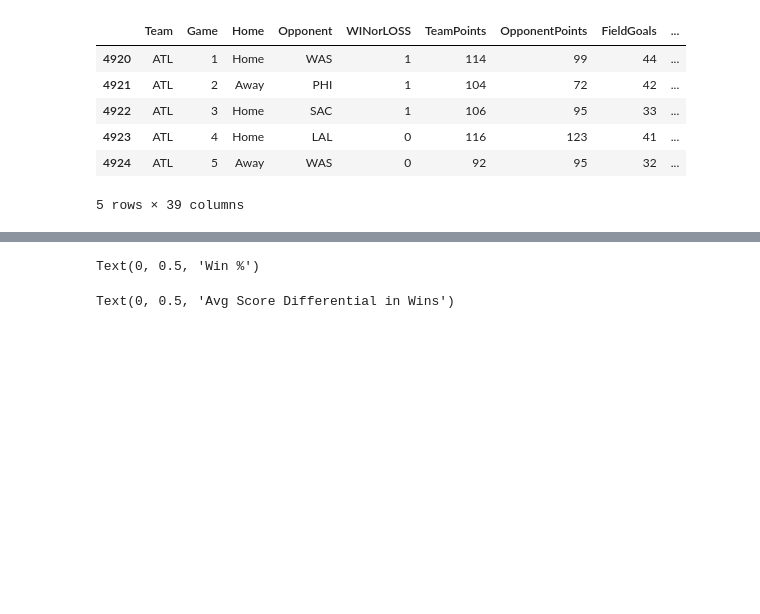
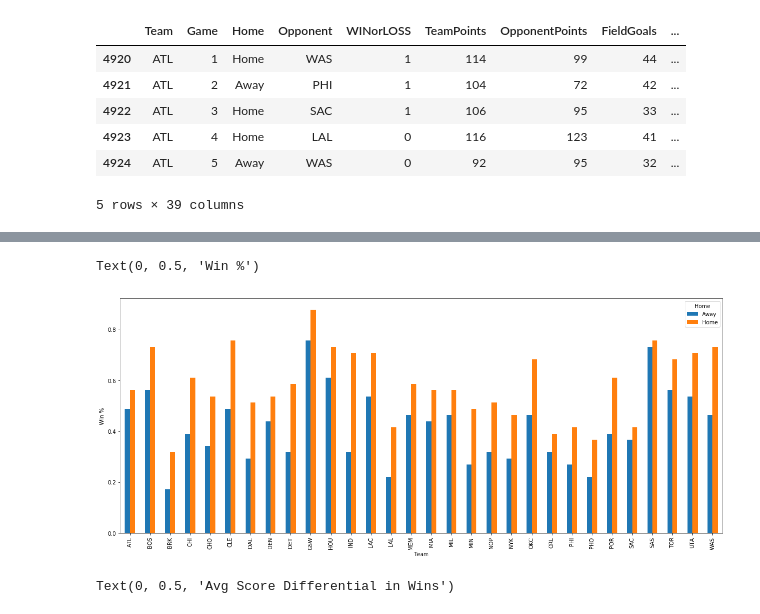
Before and after one commit to bsuwirjo/cogs108FinalProject, a Jupyter notebook: Basketball.ipynb, the cells around one changed output, grey strips where cells are left out. Cells and saved outputs as stored; diff of their text form; code cells hidden in the pictures; blank space fills up the shorter version.

```diff
--- a/Basketball.ipynb
+++ b/Basketball.ipynb
@@ -40,10 +62,11 @@ teams_ha = one_season.groupby(['Team', 'Home']).sum()
 # %%
-home_win_percentages = teams_ha['WINorLOSS']/41
+win_percentages = teams_ha['WINorLOSS']/41
 # %%
-win_percent_team = home_win_percentages.unstack().plot.bar(figsize=(20,8))
+win_percent_team = win_percentages.unstack().plot.bar(figsize=(20,8))
 win_percent_team.set_ylabel("Win %")
 # %% [output]
 Text(0, 0.5, 'Win %')
+[figure, added]
 # %%
 team_scores = one_season[['Team','WINorLOSS', 'Game', 'Home','TeamPoints', 'OpponentPoints']]
 team_scores = team_scores[team_scores['WINorLOSS'] == 1]
```
Also changed, not shown: parts of 2 cells of this notebook.
